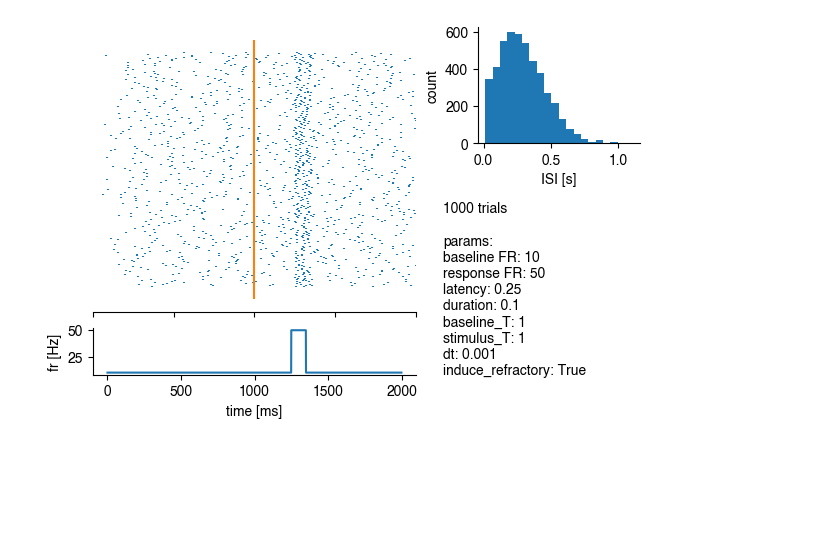
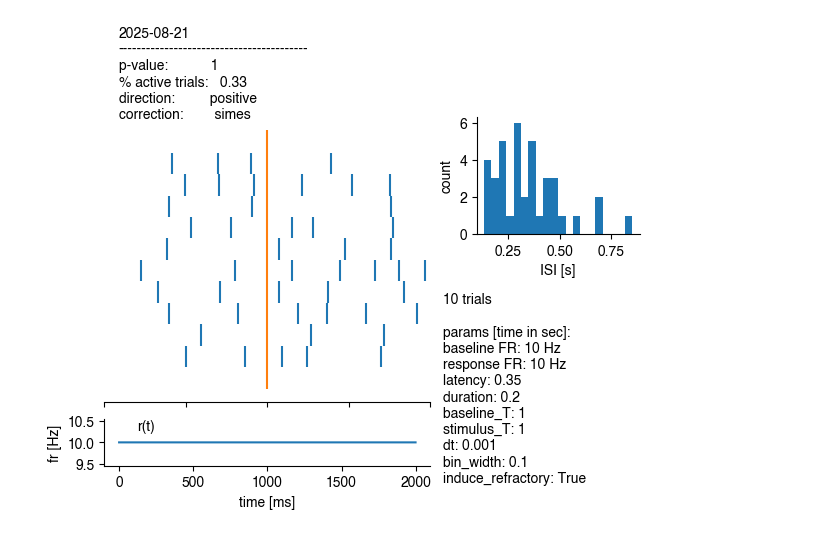
Before and after one commit to a-darcher/response_generator, a Jupyter notebook: dev.ipynb, the cells around one changed output. Saved outputs shown, nothing was run; the diff lists cells and outputs as text; code cells hidden in the pictures; blank space fills up the shorter version.

```diff
--- a/dev.ipynb
+++ b/dev.ipynb
@@ -63,4 +15,54 @@ criteria.compute_pval()
 # %%
+# simulation parameters
+baseline_fr  = 10
+response_fr  = 10
+latency      = 0.350
+duration     = 0.2
+baseline_T   = 1
+stimulus_T   = 1
+dt           = 0.001
+induce_refractory_period = True
+
+n_trials = 10
+
+# initialize generator with the variables
+generator = PoissonSpikeGenerator(
+    baseline_fr=baseline_fr,
+    response_fr=response_fr,
+    latency=latency,
+    duration=duration,
+    baseline_T=baseline_T,
+    stimulus_T=stimulus_T,
+    dt=dt,
+    induce_refractory_period=induce_refractory_period
+)
+
+# generate trials
+#trial_activity = generator.generate_trials(n_trials)
+trial_activity = generator.generate_numba(n_trials=n_trials)
+
+
+# analysis parameters
+bin_width          = 0.1
+proportion_active  = 1/3
+direction          = "positive"
+multiple_correction = "simes"
+
+# initialize analysis object (using existing trial_activity, baseline_T, stimulus_T)
+criteria = ResponseCriteria(
+    trial_activity=trial_activity,
+    baseline_T=baseline_T,
+    stimulus_T=stimulus_T,
+    bin_width=bin_width,
+    dt=dt,
+    proportion_active=proportion_active,
+    direction=direction,
+    multiple_correction=multiple_correction,
+)
+
+print(criteria.compute_pval())
+
+
 fig, axes = plt.subplot_mosaic(
     [
         ["raster", "isi"],
@@ -93,6 +95,11 @@ ax.set_ylabel("count")
 
 ax = axes["r_t"]
 ax.plot(generator.r_t)
+ax.text(
+    0.1, 1, "r(t)",
+    transform=ax.transAxes,   # use axes coords, not data coords
+    ha="left", va="top"      # align text to the top-right
+)
 ax.set_xlabel("time [ms]")
 ax.set_ylabel("fr [Hz]")
 sns.despine(ax=ax)
@@ -107,14 +114,15 @@ ax.set_anchor('NW')
 
 s = (
     f"{n_trials} trials\n\n"
-    f"params:\n"
-    f"baseline FR: {baseline_fr}\n"
-    f"response FR: {response_fr}\n"
+    f"params [time in sec]:\n"
+    f"baseline FR: {baseline_fr} Hz\n"
+    f"response FR: {response_fr} Hz\n"
     f"latency: {latency}\n"
     f"duration: {duration}\n"
     f"baseline_T: {baseline_T}\n"
     f"stimulus_T: {stimulus_T}\n"
     f"dt: {dt}\n"
+    f"bin_width: {bin_width}\n"
     f"induce_refractory: {induce_refractory_period}"
 )
 
@@ -127,11 +135,28 @@ ax.text(
     wrap=True
 )
 
-
 ax.set_xticks([])
 ax.set_yticks([])
 
 sns.despine(left=True, bottom=True, ax=ax)
 
+s = (
+    f"{datetime.today().strftime('%Y-%m-%d')}\n"
+    f"-----------------------------------------\n"
+    f"p-value:           {criteria.compute_pval():.3g}\n"
+    f"% active trials:   {proportion_active:.2f}\n"
+    f"direction:         {direction}\n"
+    f"correction:        {multiple_correction}"
+)
+left_ax = axes["raster"]
+bbox = left_ax.get_position()
+fig.text(
+    bbox.x0,        # left edge of subplot
+    bbox.y1 + 0.1, # a little above the subplot
+    s,
+    ha="left",
+    va="bottom"
+)
+
 plt.show()
 # %% [output]
@@ -138 +164 @@ plt.show()
-[figure, old version]
+[figure, new version]
```
Also changed, not shown: parts of 9 cells of this notebook, 3 other files.
